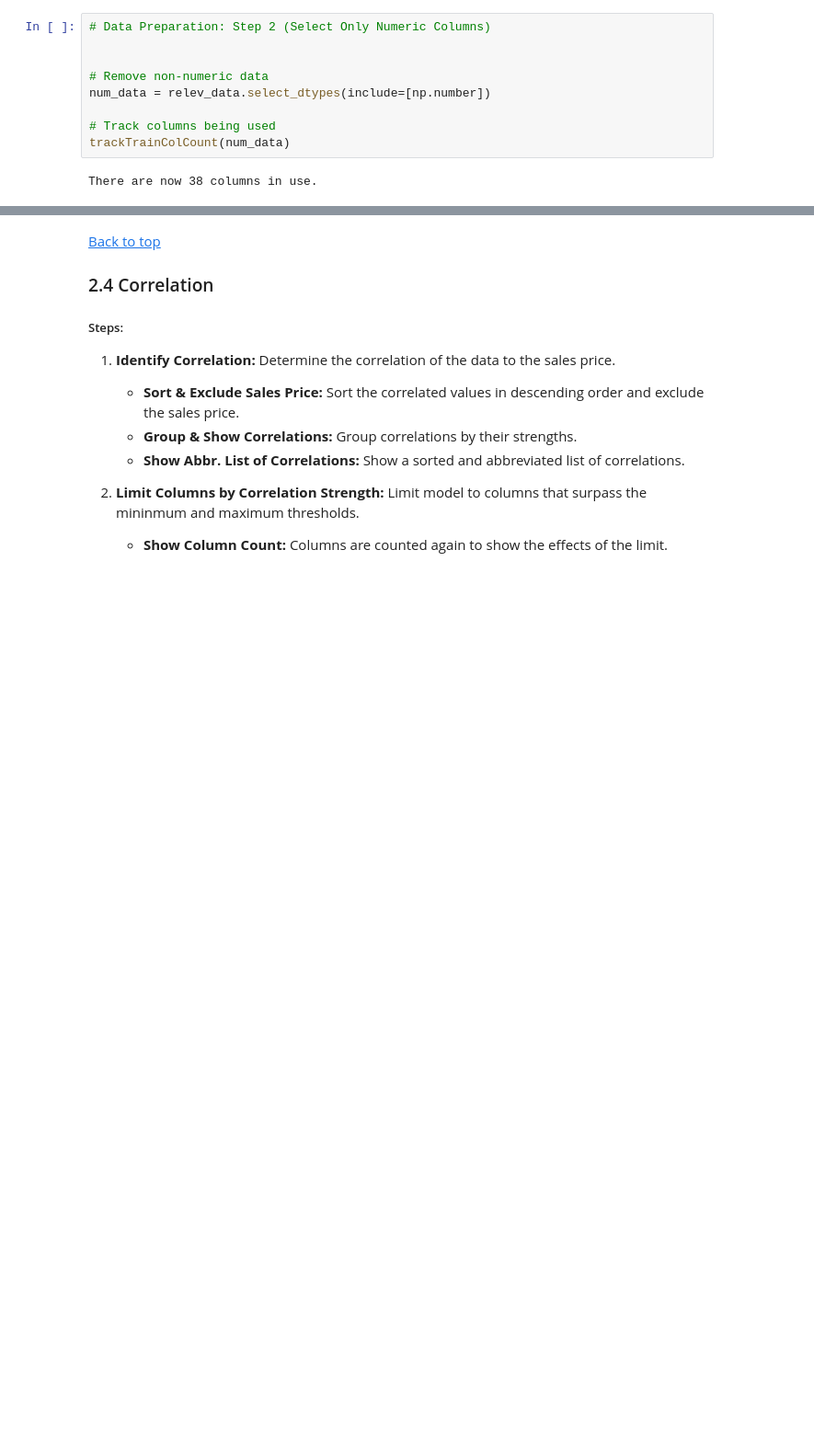
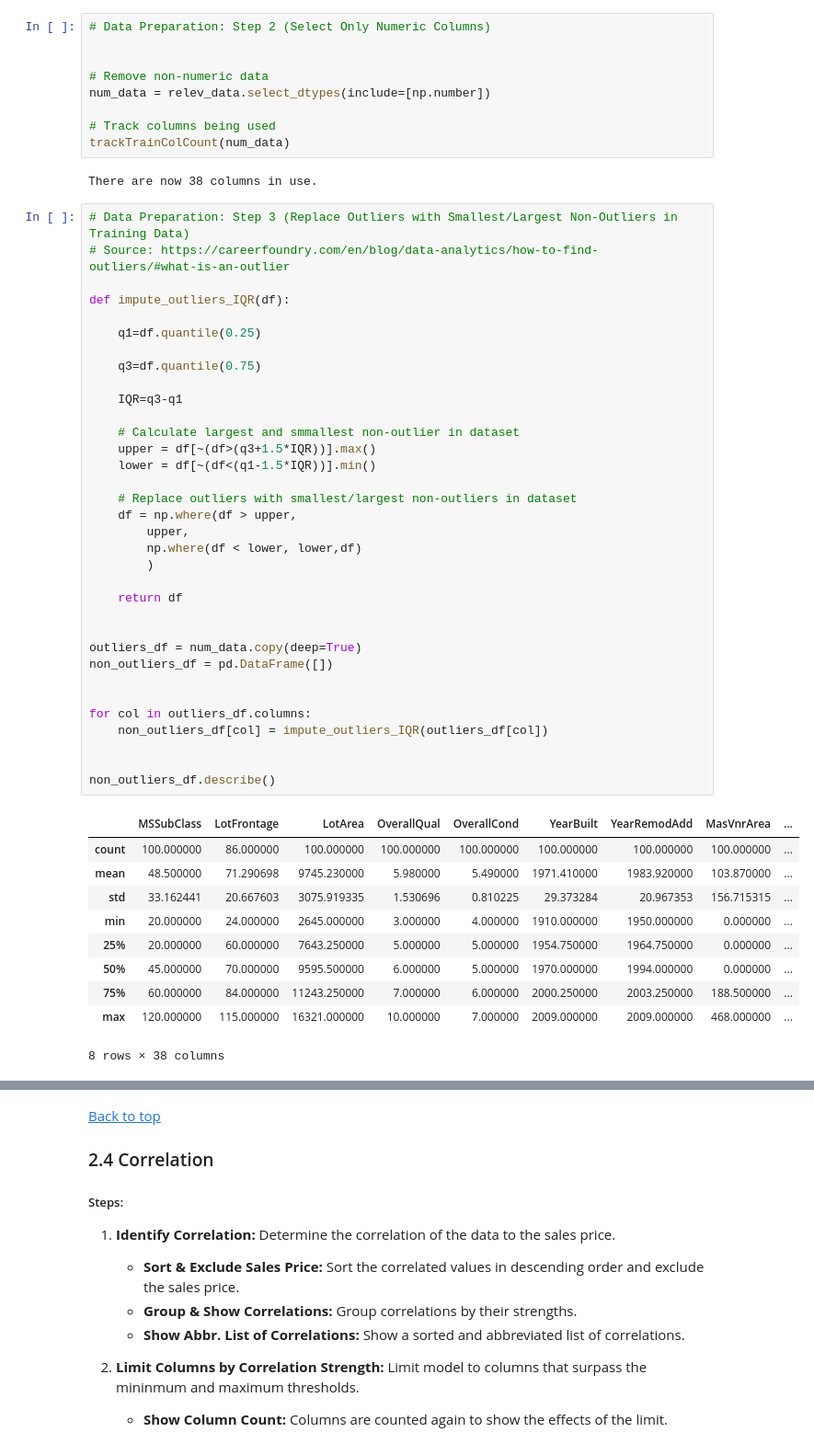
Before and after one commit to treysclark/Predicting-Housing-Prices, a Jupyter notebook: notebook.ipynb, the cells around one changed output, grey strips where cells are left out. Shown: that part at 92% size. Saved outputs shown, nothing was run; the diff lists cells and outputs as text; blank space fills up the shorter version.

```diff
--- a/notebook.ipynb
+++ b/notebook.ipynb
@@ -388,4 +391,49 @@ num_data = relev_data.select_dtypes(include=[np.number])
 trackTrainColCount(num_data)
 # %% [output]
 There are now 38 columns in use.
+# %%
+# Data Preparation: Step 3 (Replace Outliers with Smallest/Largest Non-Outliers in Training Data)
+# Source: https://careerfoundry.com/en/blog/data-analytics/how-to-find-outliers/#what-is-an-outlier
+
+def impute_outliers_IQR(df):
+
+    q1=df.quantile(0.25)
+
+    q3=df.quantile(0.75)
+
+    IQR=q3-q1
+
+    # Calculate largest and smmallest non-outlier in dataset
+    upper = df[~(df>(q3+1.5*IQR))].max()
+    lower = df[~(df<(q1-1.5*IQR))].min()
+
+    # Replace outliers with smallest/largest non-outliers in dataset
+    df = np.where(df > upper,
+        upper,
+        np.where(df < lower, lower,df)
+        )
+
+    return df
+
+
+outliers_df = num_data.copy(deep=True)
+non_outliers_df = pd.DataFrame([])
+
+
+for col in outliers_df.columns:
+    non_outliers_df[col] = impute_outliers_IQR(outliers_df[col])
+
+
+non_outliers_df.describe()
+# %% [output]
+|  | MSSubClass | LotFrontage | LotArea | OverallQual | OverallCond | YearBuilt | YearRemodAdd | MasVnrArea | ... |
+| count | 100.000000 | 86.000000 | 100.000000 | 100.000000 | 100.000000 | 100.000000 | 100.000000 | 100.000000 | ... |
+| mean | 48.500000 | 71.290698 | 9745.230000 | 5.980000 | 5.490000 | 1971.410000 | 1983.920000 | 103.870000 | ... |
+| std | 33.162441 | 20.667603 | 3075.919335 | 1.530696 | 0.810225 | 29.373284 | 20.967353 | 156.715315 | ... |
+| min | 20.000000 | 24.000000 | 2645.000000 | 3.000000 | 4.000000 | 1910.000000 | 1950.000000 | 0.000000 | ... |
+| 25% | 20.000000 | 60.000000 | 7643.250000 | 5.000000 | 5.000000 | 1954.750000 | 1964.750000 | 0.000000 | ... |
+| 50% | 45.000000 | 70.000000 | 9595.500000 | 6.000000 | 5.000000 | 1970.000000 | 1994.000000 | 0.000000 | ... |
+| 75% | 60.000000 | 84.000000 | 11243.250000 | 7.000000 | 6.000000 | 2000.250000 | 2003.250000 | 188.500000 | ... |
+| max | 120.000000 | 115.000000 | 16321.000000 | 10.000000 | 7.000000 | 2009.000000 | 2009.000000 | 468.000000 | ... |
+8 rows × 38 columns
 # %%
```
Also changed, not shown: parts of 17 cells of this notebook.
